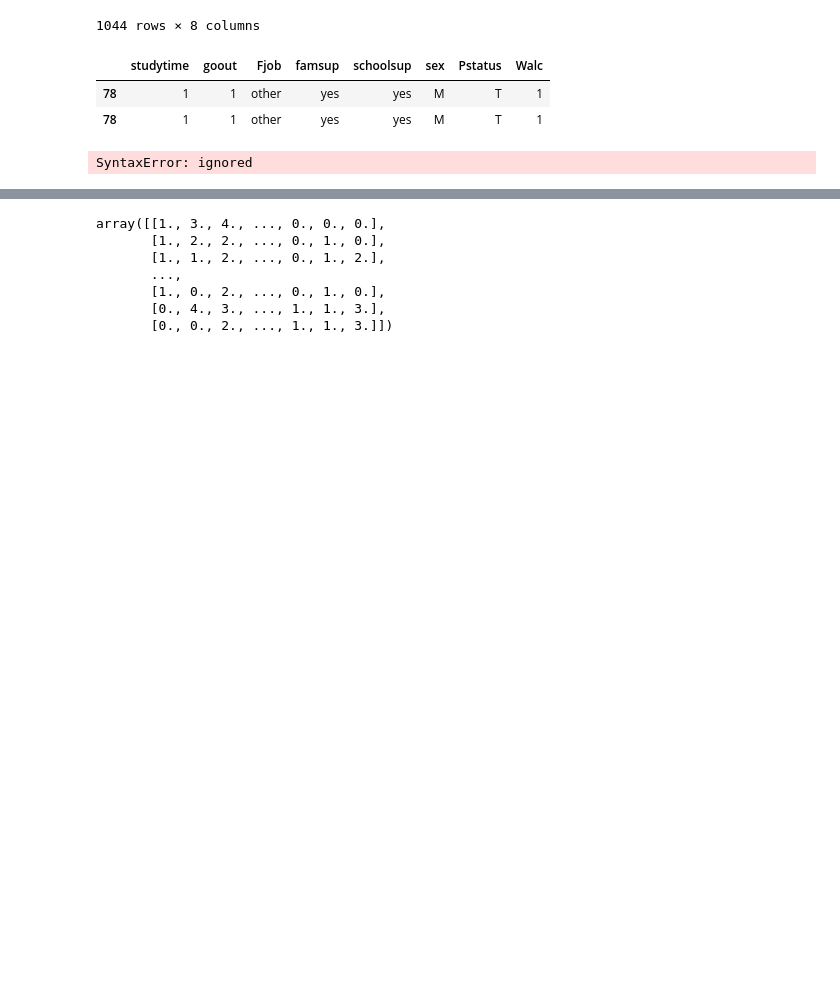
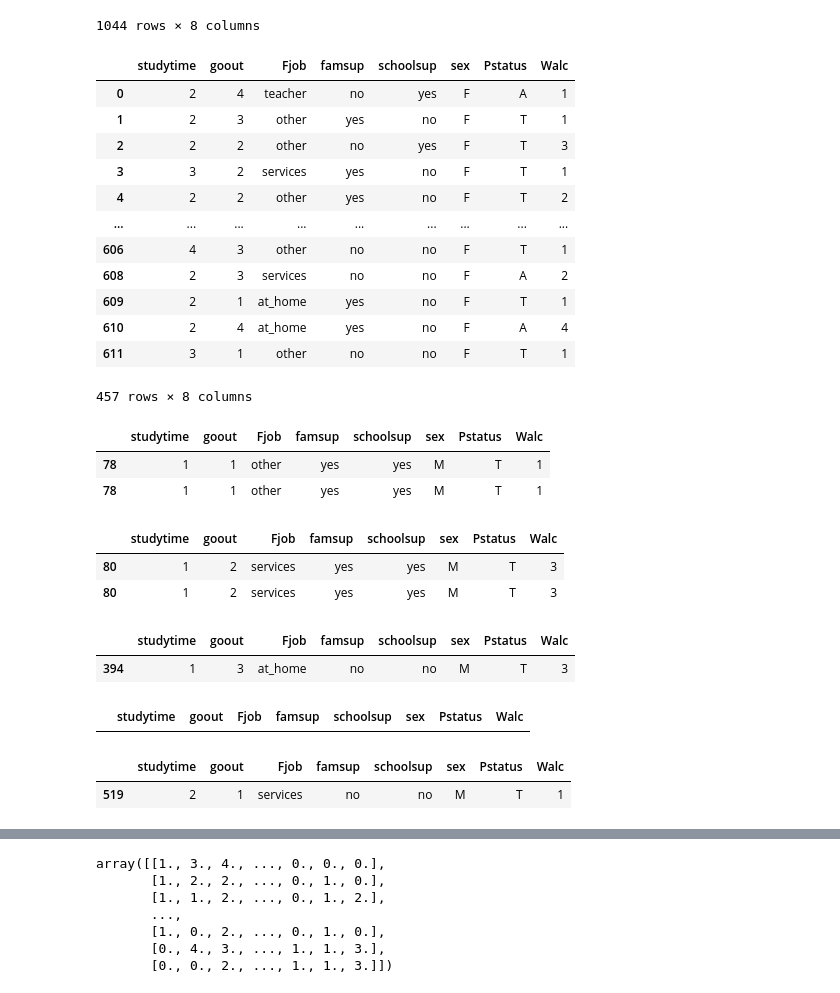
Before and after one commit to Ash-Stat/An-Si-Hyun, a Jupyter notebook: 텀프2탄.ipynb, the cells around one changed output, grey strips where cells are left out. Saved outputs shown, nothing was run; the diff lists cells and outputs as text; code cells hidden in the pictures; blank space fills up the shorter version.

```diff
--- a/텀프2탄.ipynb
+++ b/텀프2탄.ipynb
@@ -37,3 +37,21 @@ student
 | 647 | 1 | 5 | services | no | no | M | T | 4 |
 | 648 | 1 | 1 | other | no | no | M | T | 4 |
 1044 rows × 8 columns
+# %%
+import random
+sample_data=student.drop_duplicates()
+sample_data
+# %% [output]
+|  | studytime | goout | Fjob | famsup | schoolsup | sex | Pstatus | Walc |
+| 0 | 2 | 4 | teacher | no | yes | F | A | 1 |
+| 1 | 2 | 3 | other | yes | no | F | T | 1 |
+| 2 | 2 | 2 | other | no | yes | F | T | 3 |
+| 3 | 3 | 2 | services | yes | no | F | T | 1 |
+| 4 | 2 | 2 | other | yes | no | F | T | 2 |
+| ... | ... | ... | ... | ... | ... | ... | ... | ... |
+| 606 | 4 | 3 | other | no | no | F | T | 1 |
+| 608 | 2 | 3 | services | no | no | F | A | 2 |
+| 609 | 2 | 1 | at_home | yes | no | F | T | 1 |
+| 610 | 2 | 4 | at_home | yes | no | F | A | 4 |
+| 611 | 3 | 1 | other | no | no | F | T | 1 |
+457 rows × 8 columns
@@ -45,7 +77,26 @@ noise1
 | 78 | 1 | 1 | other | yes | yes | M | T | 1 |
 | 78 | 1 | 1 | other | yes | yes | M | T | 1 |
 # %%
-noise2=student[(student[‘studytime’] == 1) & (student[‘goout’] ==2) & (student[‘Fjob’] ==‘services’)&(student[‘famsup’] == ‘yes’) &(student[‘schoolsup’] == ‘yes’) &(student[‘sex’] ==‘M’) &(student[‘Pstatus’] == ‘T’)]
+noise2=student[(student['studytime'] ==1)&(student['goout'] ==2)&(student['Fjob'] == 'services')&(student['famsup'] == 'yes')&(student['schoolsup'] =='yes')&(student['sex']=='M') & (student['Pstatus'] == 'T')]
 noise2
 # %% [output]
-SyntaxError: ignored
+|  | studytime | goout | Fjob | famsup | schoolsup | sex | Pstatus | Walc |
+| 80 | 1 | 2 | services | yes | yes | M | T | 3 |
+| 80 | 1 | 2 | services | yes | yes | M | T | 3 |
+# %%
+noise3=student[(student['studytime'] ==1)&(student['goout'] ==3)&(student['Fjob'] == 'at_home')&(student['famsup'] == 'no')&(student['schoolsup'] =='no')&(student['sex']=='M') & (student['Pstatus'] == 'T')]
+noise3
+# %% [output]
+|  | studytime | goout | Fjob | famsup | schoolsup | sex | Pstatus | Walc |
+| 394 | 1 | 3 | at_home | no | no | M | T | 3 |
+# %%
+noise4=student[(student['studytime'] ==1)&(student['goout'] ==4)&(student['Fjob'] == 'teacher')&(student['famsup'] == 'no')&(student['schoolsup'] =='no')&(student['sex']=='M') & (student['Pstatus'] == 'T')]
+noise4
+# %% [output]
+|  | studytime | goout | Fjob | famsup | schoolsup | sex | Pstatus | Walc |
+# %%
+noise5=student[(student['studytime'] ==2)&(student['goout'] ==1)&(student['Fjob'] == 'services')&(student['famsup'] == 'no')&(student['schoolsup'] =='no')&(student['sex']=='M') & (student['Pstatus'] == 'T')]
+noise5
+# %% [output]
+|  | studytime | goout | Fjob | famsup | schoolsup | sex | Pstatus | Walc |
+| 519 | 2 | 1 | services | no | no | M | T | 1 |
```
Also changed, not shown: parts of 8 cells of this notebook.
